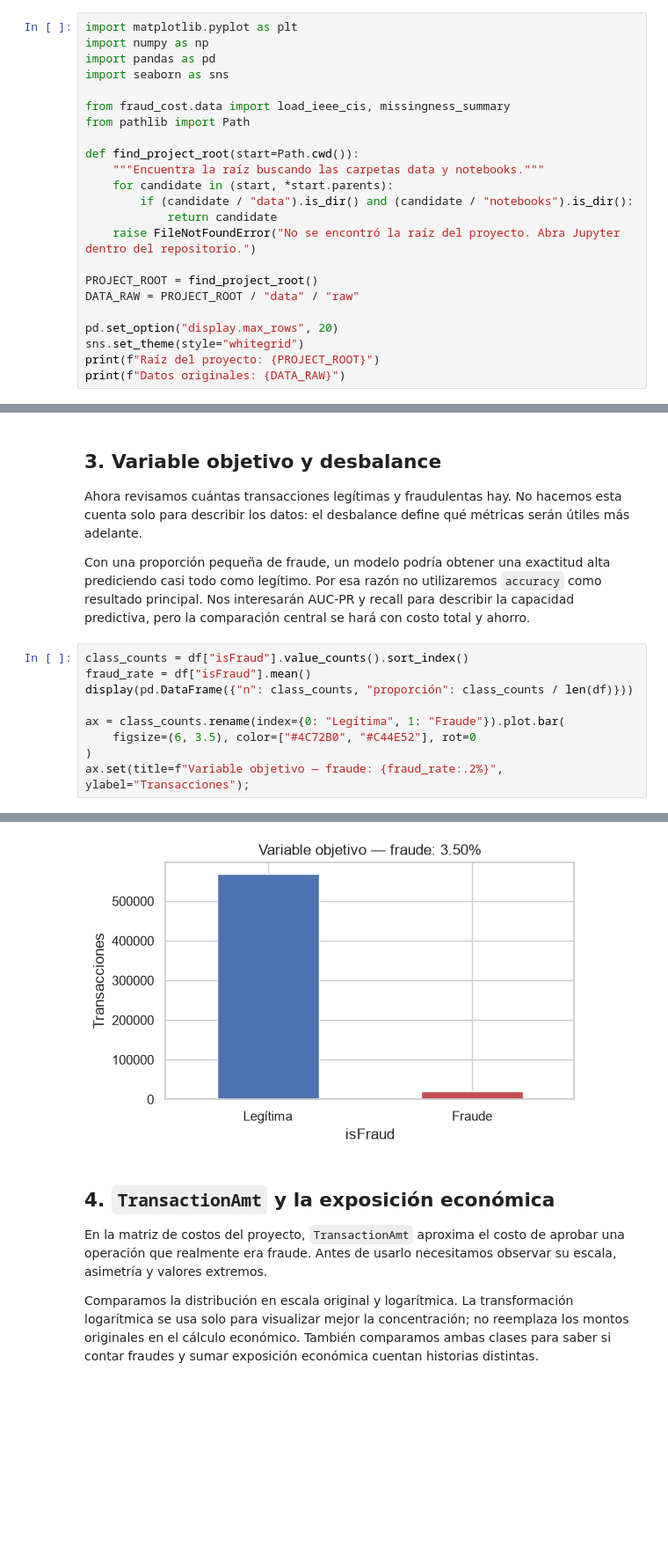
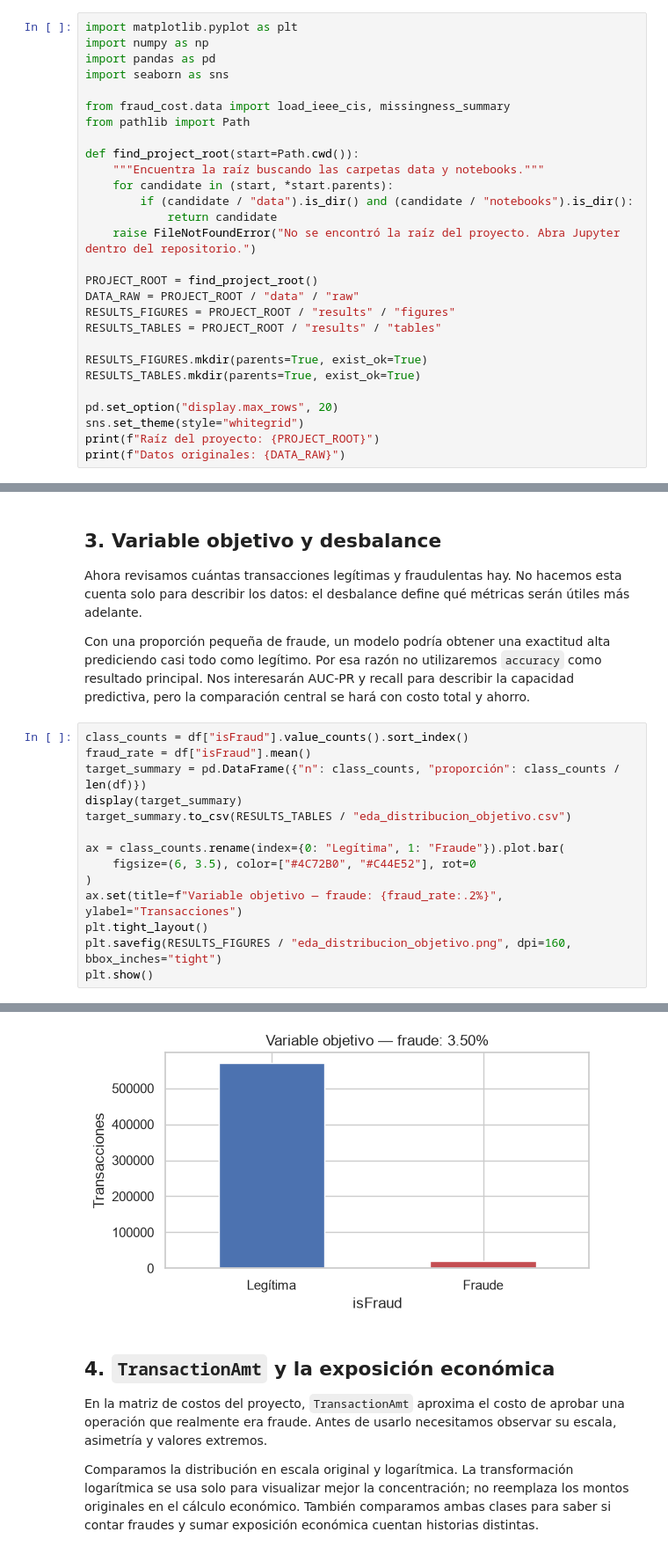
Before and after one commit to MiltonCuervo/IEEE-CIS-Fraud-Detection-PI2, a Jupyter notebook: notebooks/01_exploracion_datos.ipynb, the cells around one changed output, grey strips where cells are left out. Shown at 88% size. Saved outputs shown, nothing was run; the diff lists cells and outputs as text; blank space fills up the shorter version.

```diff
--- a/notebooks/01_exploracion_datos.ipynb
+++ b/notebooks/01_exploracion_datos.ipynb
@@ -28,6 +28,11 @@ def find_project_root(start=Path.cwd()):
 
 PROJECT_ROOT = find_project_root()
 DATA_RAW = PROJECT_ROOT / "data" / "raw"
+RESULTS_FIGURES = PROJECT_ROOT / "results" / "figures"
+RESULTS_TABLES = PROJECT_ROOT / "results" / "tables"
+
+RESULTS_FIGURES.mkdir(parents=True, exist_ok=True)
+RESULTS_TABLES.mkdir(parents=True, exist_ok=True)
 
 pd.set_option("display.max_rows", 20)
 sns.set_theme(style="whitegrid")
@@ -65,18 +70,23 @@ Con una proporción pequeña de fraude, un modelo podría obtener una exactitud
 # %%
 class_counts = df["isFraud"].value_counts().sort_index()
 fraud_rate = df["isFraud"].mean()
-display(pd.DataFrame({"n": class_counts, "proporción": class_counts / len(df)}))
+target_summary = pd.DataFrame({"n": class_counts, "proporción": class_counts / len(df)})
+display(target_summary)
+target_summary.to_csv(RESULTS_TABLES / "eda_distribucion_objetivo.csv")
 
 ax = class_counts.rename(index={0: "Legítima", 1: "Fraude"}).plot.bar(
     figsize=(6, 3.5), color=["#4C72B0", "#C44E52"], rot=0
 )
-ax.set(title=f"Variable objetivo — fraude: {fraud_rate:.2%}", ylabel="Transacciones");
+ax.set(title=f"Variable objetivo — fraude: {fraud_rate:.2%}", ylabel="Transacciones")
+plt.tight_layout()
+plt.savefig(RESULTS_FIGURES / "eda_distribucion_objetivo.png", dpi=160, bbox_inches="tight")
+plt.show()
 # %% [output]
 |  | n | proporción |
 | isFraud |  |  |
 | 0 | 569877 | 0.96501 |
 | 1 | 20663 | 0.03499 |
-[figure, old version]
+[figure, new version]
 # %% [markdown]
 ## 4. `TransactionAmt` y la exposición económica
 
```
Also changed, not shown: parts of 5 cells of this notebook, 11 other files.
